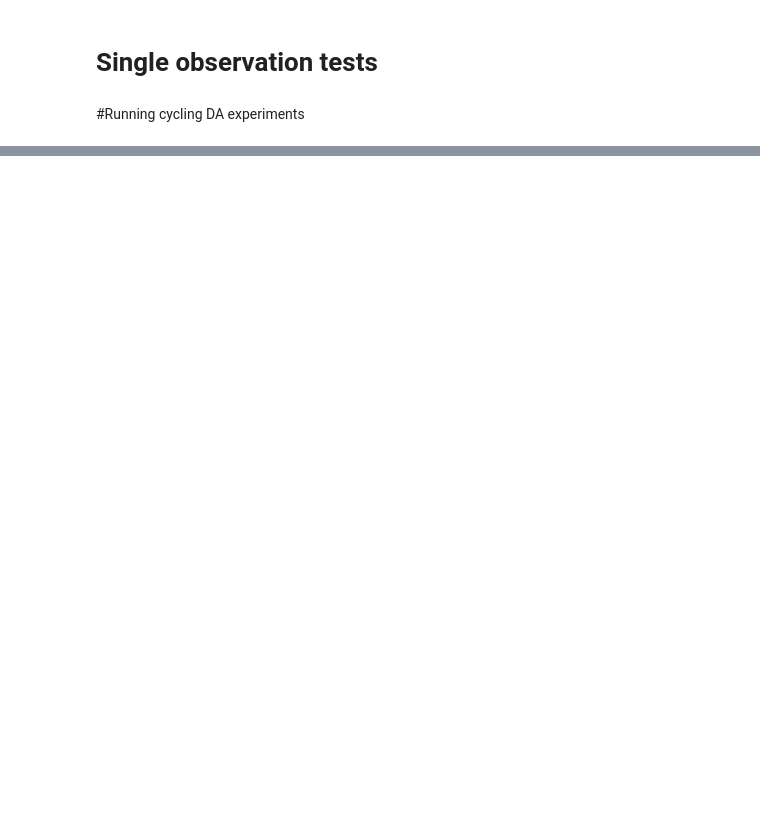
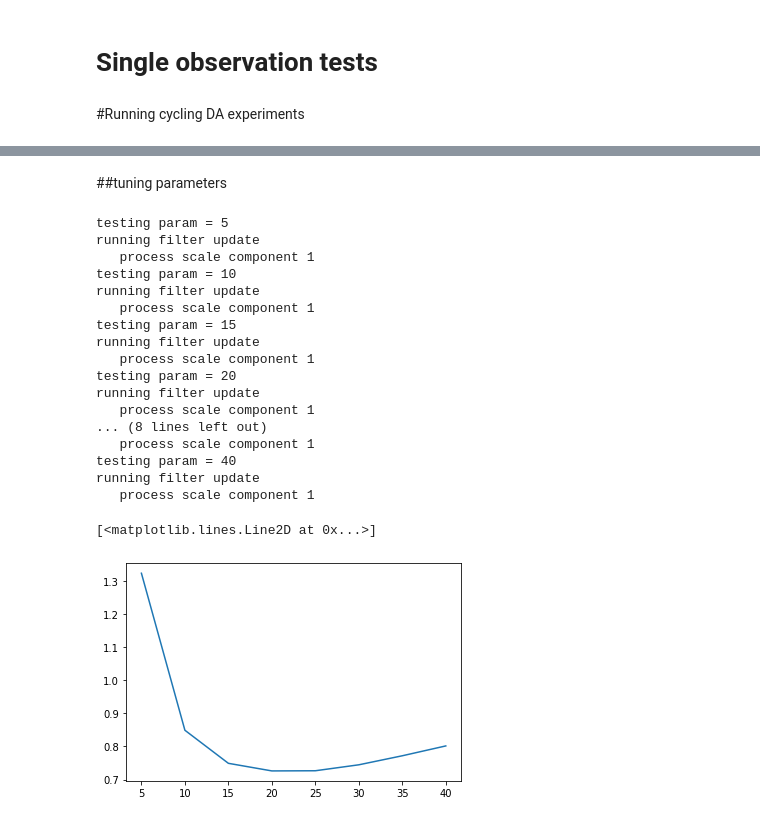
Before and after one commit to myying/rankine, a Jupyter notebook: demo.multiscale.DA.ipynb, the cells around one changed output, grey strips where cells are left out. Drawn from its saved outputs; the diff is of its cells as text; code cells hidden in the pictures; blank space fills up the shorter version.

```diff
--- a/demo.multiscale.DA.ipynb
+++ b/demo.multiscale.DA.ipynb
@@ -865,27 +904,46 @@ ax.set_xlim([0.8, 100])
 ax.set_ylim([1e-3, 1e2])
 ax.legend()
 ax.set_title('spectrum')
+# %% [markdown]
+##tuning parameters
 # %%
-params = (1, 2, 3, 4, 6, 8) ##for localization
-#params = (10, 20, 40)
+t = 0
+params = np.arange(5, 41, 5) ##for localization
 rmse_out = np.zeros(len(params))
-for p in range(len(params)):
+for p in range(params.size):
     print('testing param = {}'.format(params[p]))
+    obs_err_std = 3
+    ns = 1
+    local_cutoff = params[p]*np.ones(ns)
+    obs_err_infl = np.ones(ns)
+    obs_thin = np.ones(ns).astype(int)
 
-    obs_x_intv = 4
-    obs_err_std = 1
-    obs_err_power_law = 1
-    nens = 20
-    run_alignment = False
-    scales = np.array([1])
-    local_cutoff = np.array([params[p]*obs_x_intv])
-    obs_err_infl = np.array([1])
+    ###run filter update
+    print('running filter update')
+    Xa = filter_update(Xb[:, :, :, :, t], Yo[:, t], Ymask[:, t], Yloc[:, :, t], filter_kind,
+                       obs_err_std*obs_err_infl, obs_thin, local_cutoff,
+                       get_krange(ns, ni, nj, nobs), run_alignment)
 
-    n_obs = int(np.ceil(ni/obs_x_intv))
-    Yo = np.zeros((n_obs, n_obs, nv))
-    for k in range(nv):
-        Yo[:, :, k] = Xt[::obs_x_intv, ::obs_x_intv, k, 0] + obs_err_std * random_field(n_obs, obs_err_power_law)
-    Xa = filter_update(Xb[:, :, :, 0:nens, 0], Yo, obs_x_intv, obs_err_std*obs_err_infl, local_cutoff, 1., scales, run_alignment)
-    rmse_out[p] = rmse(Xa, Xt[:, :, :, 0])
+    rmse_out[p] = rmse(Xa, Xt[:, :, :, t])
 plt.figure()
 plt.plot(params, rmse_out)
+# %% [output]
+testing param = 5
+running filter update
+   process scale component 1
+testing param = 10
+running filter update
+   process scale component 1
+testing param = 15
+running filter update
+   process scale component 1
+testing param = 20
+running filter update
+   process scale component 1
+... (8 lines left out)
+   process scale component 1
+testing param = 40
+running filter update
+   process scale component 1
+[<matplotlib.lines.Line2D at 0x...>]
+[figure, added]
```
Also changed, not shown: parts of 15 cells of this notebook, 3 other files.
